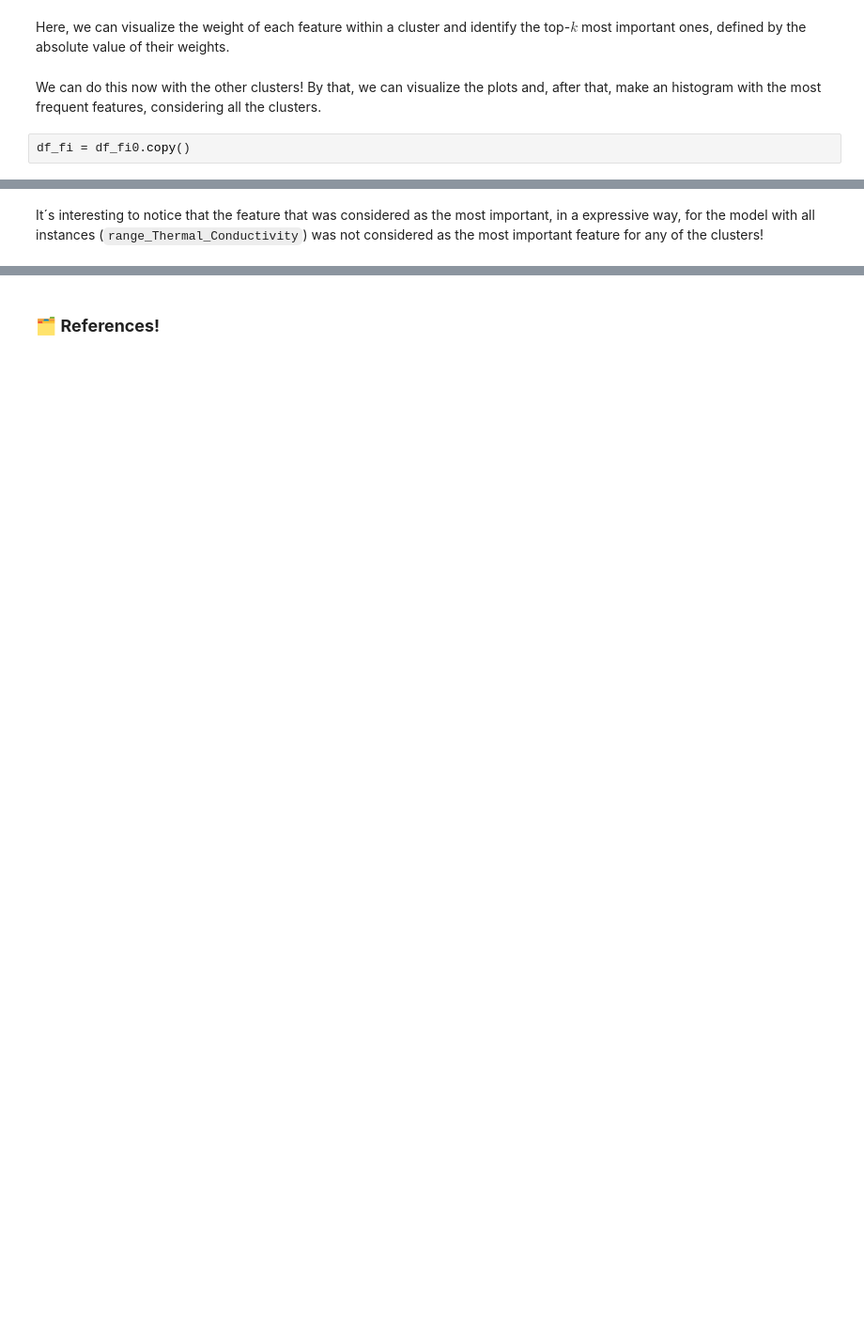
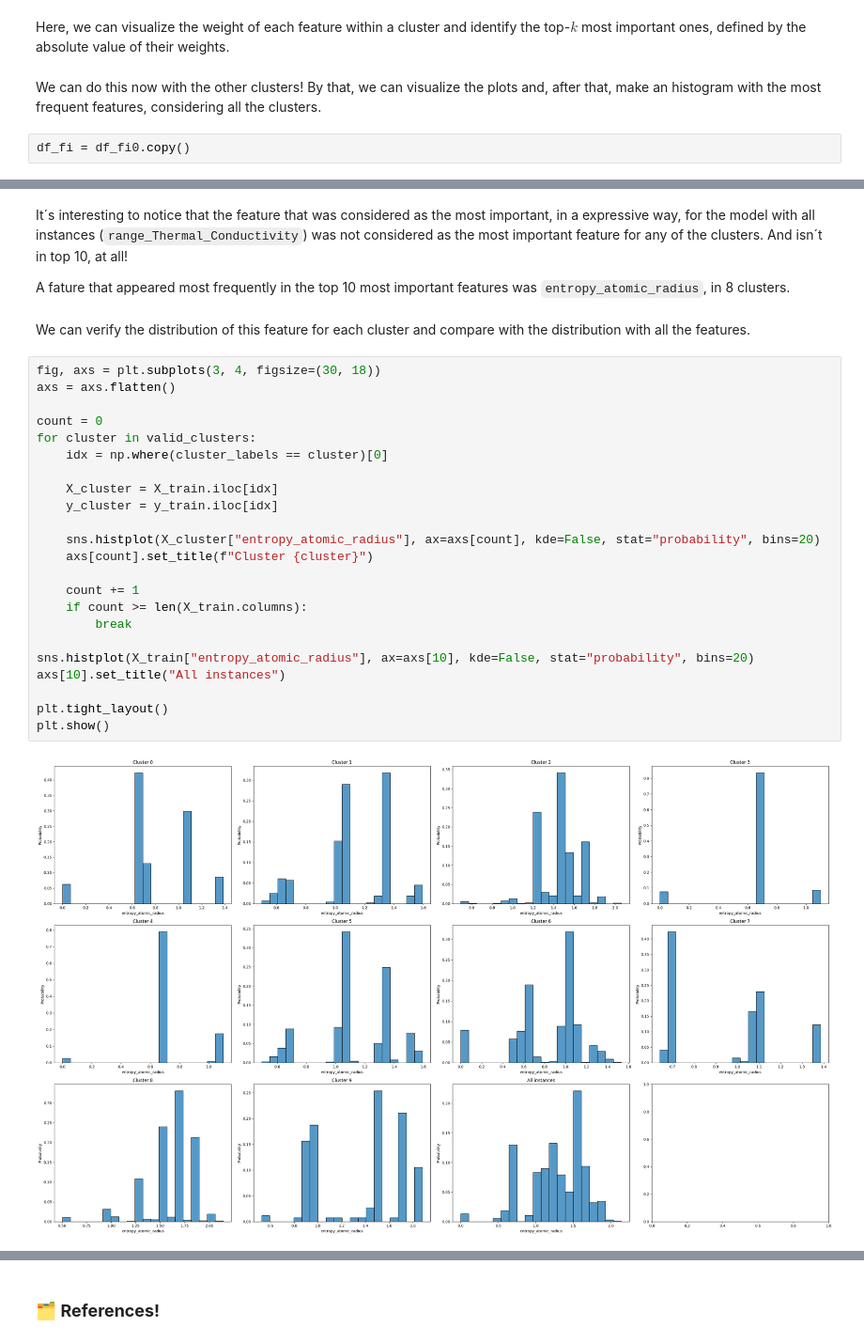
Before and after one commit to CassarGroup/IC---Interpretable-models-for-Tc-prediction, a Jupyter notebook: Other_files/Exploring_intepretability.ipynb, the cells around one changed output, grey strips where cells are left out. Shown at 94% size. Drawn from its saved outputs; the diff is of its cells as text; blank space fills up the shorter version.

```diff
--- a/Other_files/Exploring_intepretability.ipynb
+++ b/Other_files/Exploring_intepretability.ipynb
@@ -201,2 +192,31 @@ plt.show()
 # %% [markdown]
-It´s interesting to notice that the feature that was considered as the most important, in a expressive way, for the model with all instances (``range_Thermal_Conductivity``) was not considered as the most important feature for any of the clusters!
+It´s interesting to notice that the feature that was considered as the most important, in a expressive way, for the model with all instances (``range_Thermal_Conductivity``) was not considered as the most important feature for any of the clusters. And isn´t in top 10, at all!
+
+A fature that appeared most frequently in the top 10 most important features was ``entropy_atomic_radius``, in 8 clusters.
+# %% [markdown]
+We can verify the distribution of this feature for each cluster and compare with the distribution with all the features.
+# %%
+fig, axs = plt.subplots(3, 4, figsize=(30, 18))
+axs = axs.flatten()
+
+count = 0
+for cluster in valid_clusters:
+    idx = np.where(cluster_labels == cluster)[0]
+
+    X_cluster = X_train.iloc[idx]
+    y_cluster = y_train.iloc[idx]
+
+    sns.histplot(X_cluster["entropy_atomic_radius"], ax=axs[count], kde=False, stat="probability", bins=20)
+    axs[count].set_title(f"Cluster {cluster}")
+
+    count += 1
+    if count >= len(X_train.columns):
+        break
+
+sns.histplot(X_train["entropy_atomic_radius"], ax=axs[10], kde=False, stat="probability", bins=20)
+axs[10].set_title("All instances")
+
+plt.tight_layout()
+plt.show()
+# %% [output]
+[figure, added]
```
Also changed, not shown: parts of 10 cells of this notebook, 4 other files.
